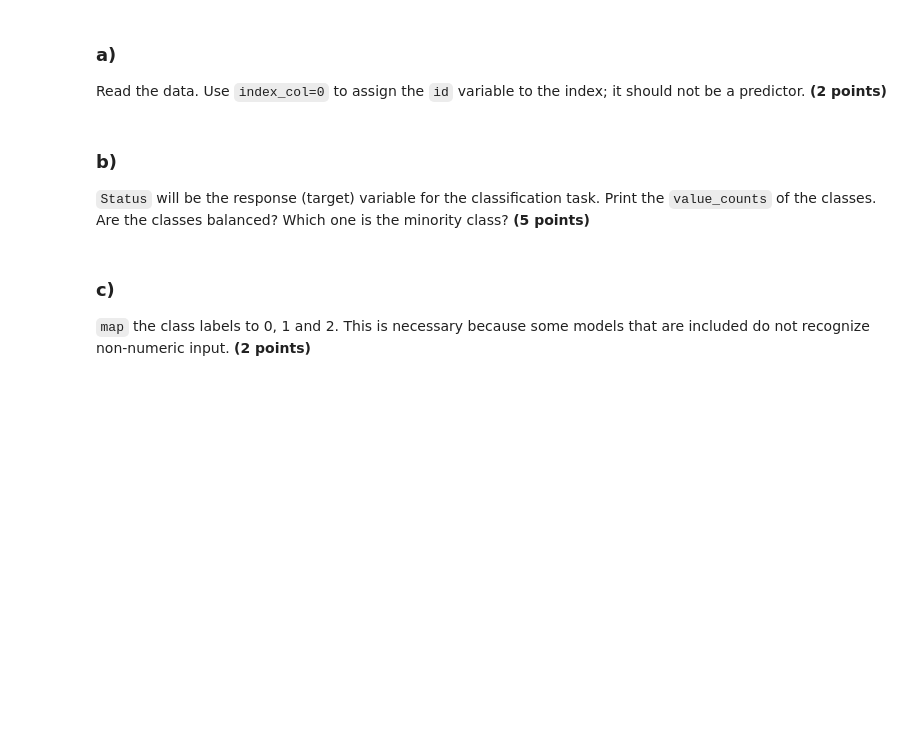
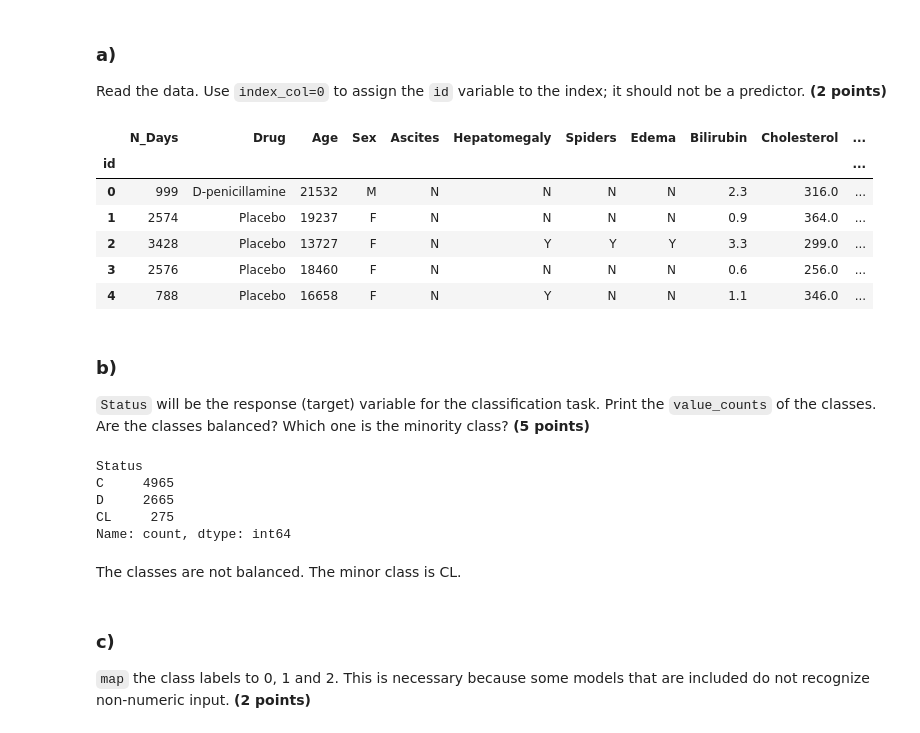
Before and after one commit to ICET2003/Machine_Learning, a Jupyter notebook: InClass_Assignment5.ipynb, the cells around one changed output. Drawn from its saved outputs; the diff is of its cells as text; code cells hidden in the pictures; blank space fills up the shorter version.

```diff
--- a/InClass_Assignment5.ipynb
+++ b/InClass_Assignment5.ipynb
@@ -36,10 +53,34 @@ In this assignment, you will use the data from the **cirrhosis_outcomes.csv** fi
 ### a)
 
 Read the data. Use `index_col=0` to assign the `id` variable to the index; it should not be a predictor. **(2 points)**
+# %%
+# Read the data (pd), assign the id variable to index
+cirrhosis = pd.read_csv('cirrhosis_outcomes.csv', index_col = 0)
+# Check data
+cirrhosis.head()
+# %% [output]
+|  | N_Days | Drug | Age | Sex | Ascites | Hepatomegaly | Spiders | Edema | Bilirubin | Cholesterol | ... |
+| id |  |  |  |  |  |  |  |  |  |  | ... |
+| 0 | 999 | D-penicillamine | 21532 | M | N | N | N | N | 2.3 | 316.0 | ... |
+| 1 | 2574 | Placebo | 19237 | F | N | N | N | N | 0.9 | 364.0 | ... |
+| 2 | 3428 | Placebo | 13727 | F | N | Y | Y | Y | 3.3 | 299.0 | ... |
+| 3 | 2576 | Placebo | 18460 | F | N | N | N | N | 0.6 | 256.0 | ... |
+| 4 | 788 | Placebo | 16658 | F | N | Y | N | N | 1.1 | 346.0 | ... |
 # %% [markdown]
 ### b)
 
 `Status` will be the response (target) variable for the classification task. Print the `value_counts` of the classes. Are the classes balanced? Which one is the minority class? **(5 points)**
+# %%
+# Print the value count for variable "Status"
+print(cirrhosis['Status'].value_counts())
+# %% [output]
+Status
+C     4965
+D     2665
+CL     275
+Name: count, dtype: int64
+# %% [markdown]
+The classes are not balanced. The minor class is CL.
 # %% [markdown]
 ### c)
 
```
Also changed, not shown: parts of 14 cells of this notebook, 2 other files.
